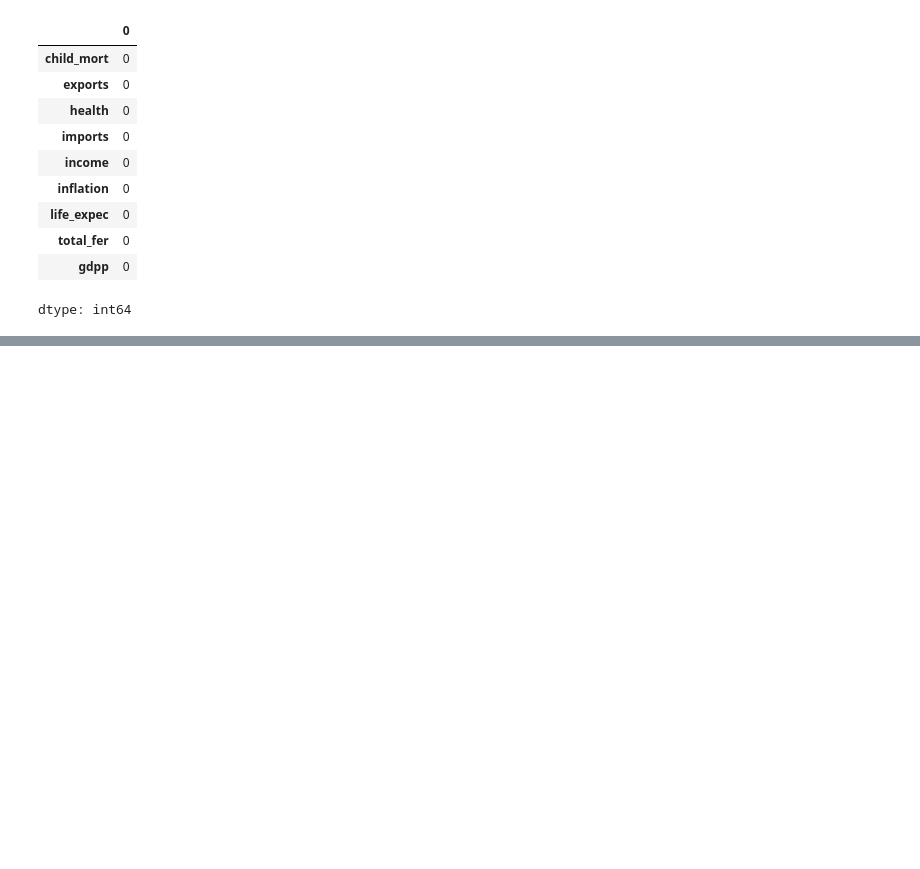
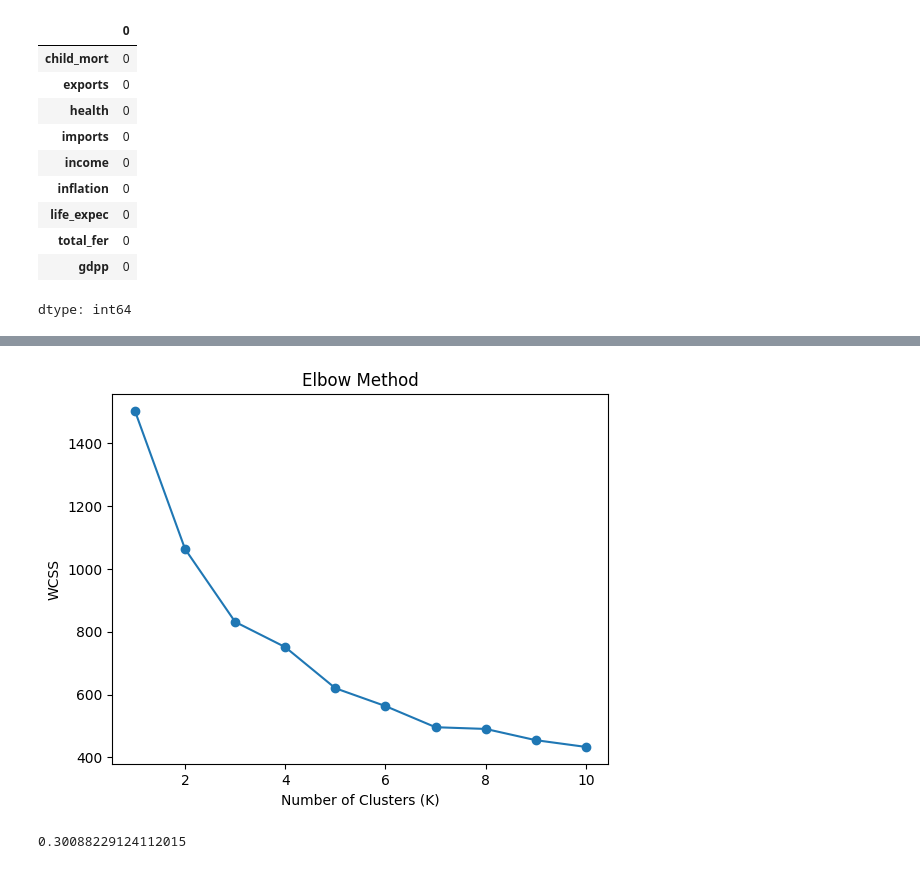
Before and after one commit to SasinduShanaka/Country-Development-Clustering-model, a Jupyter notebook: Country_Development_Clustering.ipynb, the cells around one changed output, grey strips where cells are left out. Drawn from its saved outputs; the diff is of its cells as text; code cells hidden in the pictures; blank space fills up the shorter version.

```diff
--- a/Country_Development_Clustering.ipynb
+++ b/Country_Development_Clustering.ipynb
@@ -61,0 +85,9 @@ dtype: int64
+# %%
+plt.figure()
+plt.plot(range(1, 11), wcss, marker='o')
+plt.xlabel("Number of Clusters (K)")
+plt.ylabel("WCSS")
+plt.title("Elbow Method")
+plt.show()
+# %% [output]
+[figure, added]
@@ -61,0 +100,5 @@ dtype: int64
+# %%
+score = silhouette_score(X_scaled, labels)
+print(score)
+# %% [output]
+0.30088229124112015
```
Also changed, not shown: parts of 9 cells of this notebook.
